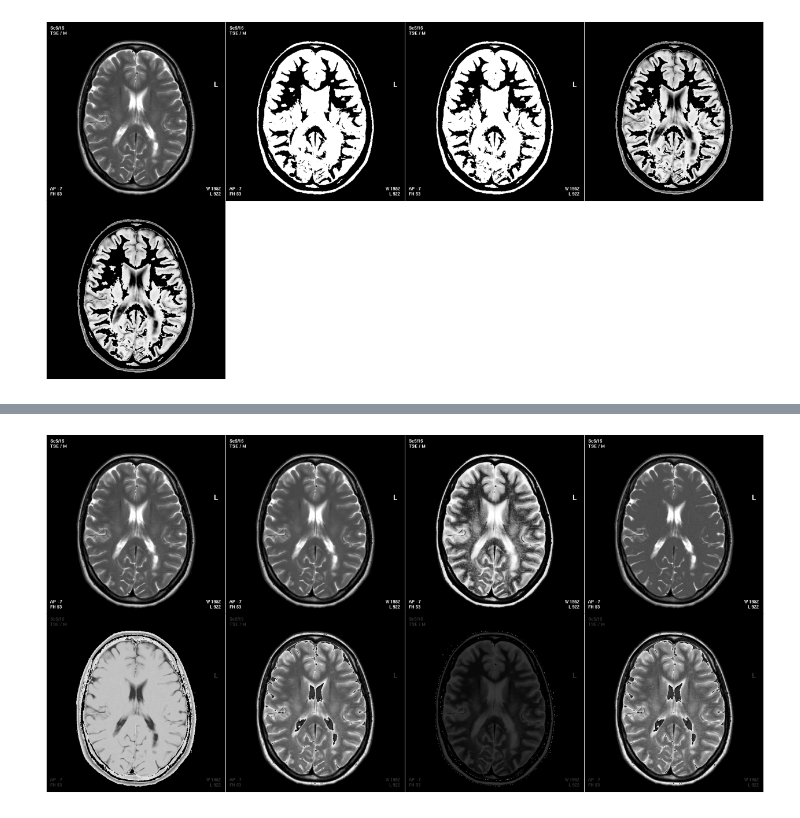
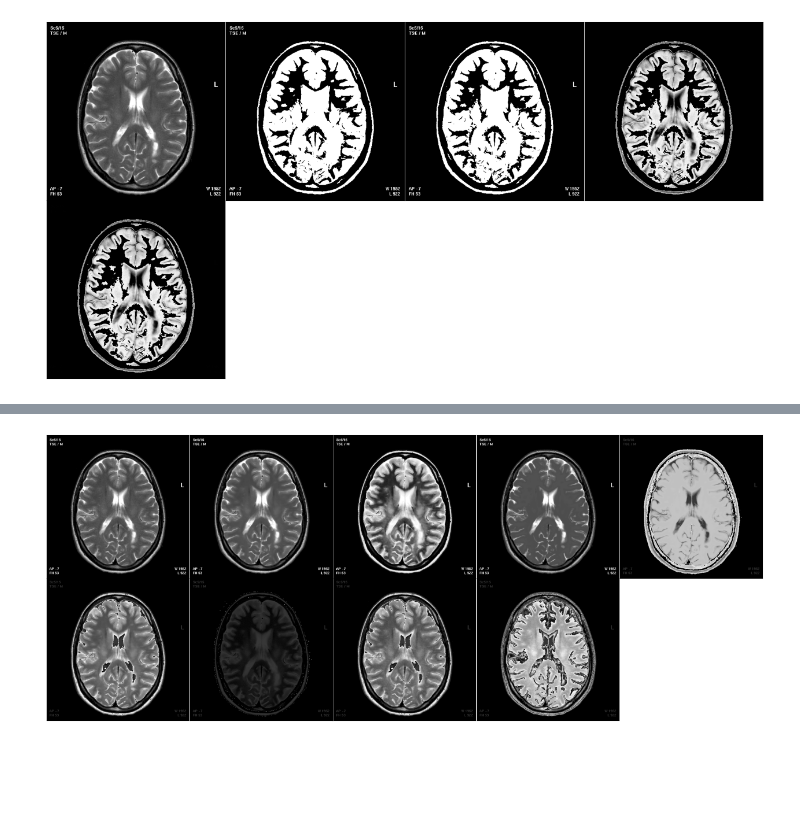
Before and after one commit to wildergd/pdi-tac-segmentation, a Jupyter notebook: tests.ipynb, the cells around one changed output, grey strips where cells are left out. Drawn from its saved outputs; the diff is of its cells as text; code cells hidden in the pictures; blank space fills up the shorter version.

```diff
--- a/tests.ipynb
+++ b/tests.ipynb
@@ -83,20 +85,21 @@ imshow(
 # %%
 denoised = cv.fastNlMeansDenoising(tmp, None, h = 3, searchWindowSize = 55)
 
 thresh_denoised, _ = otsu(denoised)
 
-equalized = equalize(tmp, levels = thresh_denoised)
+equalized = equalize(denoised, levels = thresh_denoised)
 
 imshow(
     tmp,
     denoised,
     equalized,
     denoised - equalized,
     equalized - denoised,
     equalized + denoised,
     (equalized + denoised) - tmp,
     tmp + equalized,
-    cols = 4
+    (tmp + denoised + equalized)/255,
+    cols = 5
 )
 # %% [output]
-[figure, old version]
+[figure, new version]
```
Also changed, not shown: parts of 2 cells of this notebook, 6 other files.
